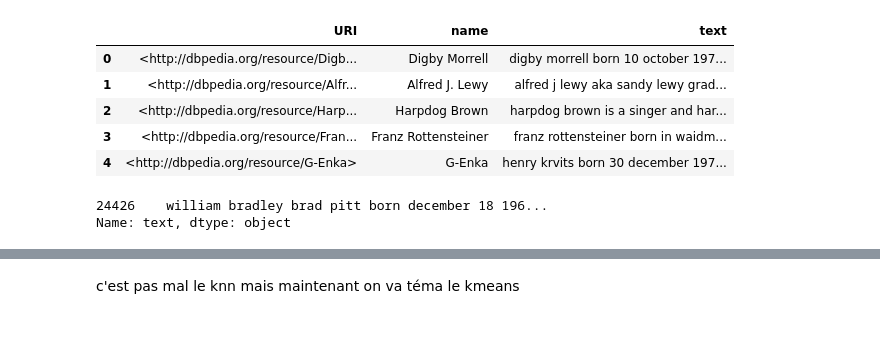
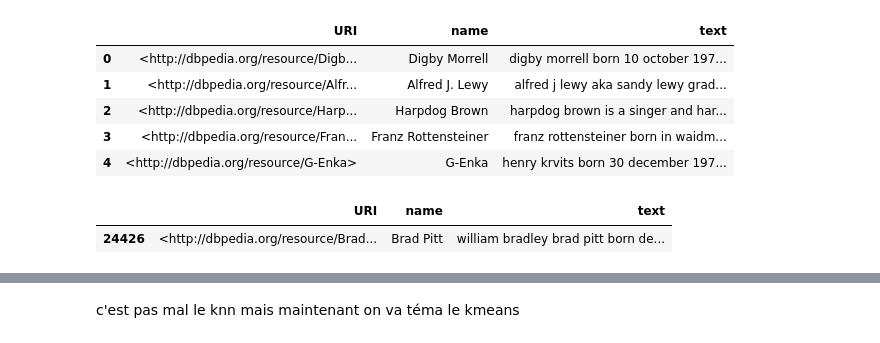
Before and after one commit to epfl-ada/ada-2023-project-miaoumiaou, a Jupyter notebook: people_comparison.ipynb, the cells around one changed output, grey strips where cells are left out. Drawn from its saved outputs; the diff is of its cells as text; code cells hidden in the pictures.

```diff
--- a/people_comparison.ipynb
+++ b/people_comparison.ipynb
@@ -22,7 +22,8 @@ people_data.head()
 | 4 | <http://dbpedia.org/resource/G-Enka> | G-Enka | henry krvits born 30 december 197... |
 # %%
 brad = people_data[people_data['name'] == 'Brad Pitt']
-brad['text']
+
+brad
 # %% [output]
-24426    william bradley brad pitt born december 18 196...
-Name: text, dtype: object
+|  | URI | name | text |
+| 24426 | <http://dbpedia.org/resource/Brad... | Brad Pitt | william bradley brad pitt born de... |
```
Also changed, not shown: parts of 6 cells of this notebook.
